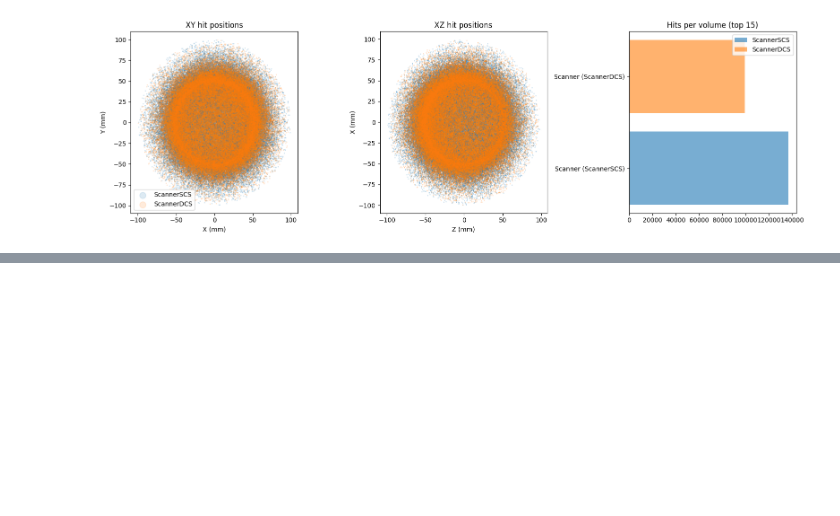
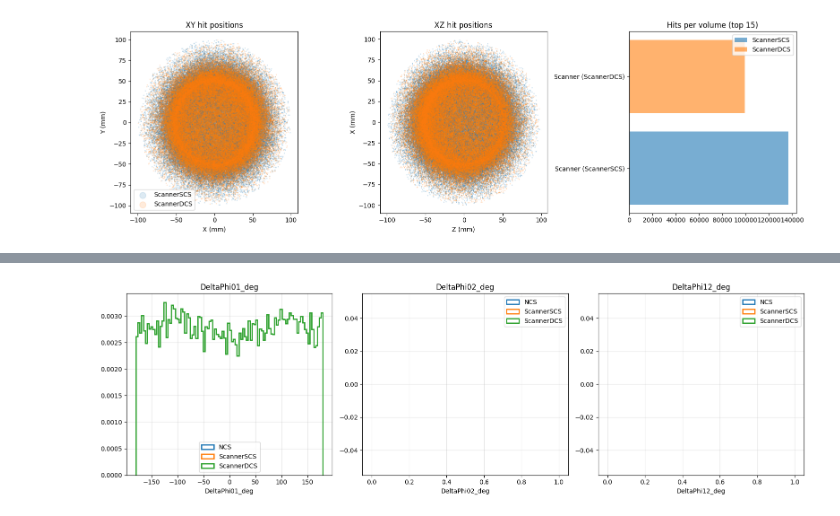
Before and after one commit to mw2304/SummerProject2026, a Jupyter notebook: merged_sim_job.ipynb, the cells around one changed output, grey strips where cells are left out. Saved outputs shown, nothing was run; the diff lists cells and outputs as text; code cells hidden in the pictures; blank space fills up the shorter version.

```diff
--- a/merged_sim_job.ipynb
+++ b/merged_sim_job.ipynb
@@ -328,0 +390,21 @@ plt.show()
+# %%
+if 'NCS' not in dfs:
+    dfs['NCS'] = file['TwoG_NCS'].arrays(library="pd")
+
+fig, axes = plt.subplots(1, 3, figsize=(16, 5))
+
+dphi_cols = ["DeltaPhi01_deg", "DeltaPhi02_deg", "DeltaPhi12_deg"]
+
+for ax, col in zip(axes, dphi_cols):
+    for name in ["NCS", "ScannerSCS", "ScannerDCS"]:
+        vals = dfs[name][col].dropna()
+        ax.hist(vals, bins=100, histtype="step", density=True, linewidth=2, label=name)
+    ax.set_xlabel(col)
+    ax.set_title(col)
+    ax.legend()
+    ax.grid(alpha=0.3)
+
+plt.tight_layout()
+plt.show()
+# %% [output]
+[figure, added]
```
Also changed, not shown: parts of 13 cells of this notebook.
